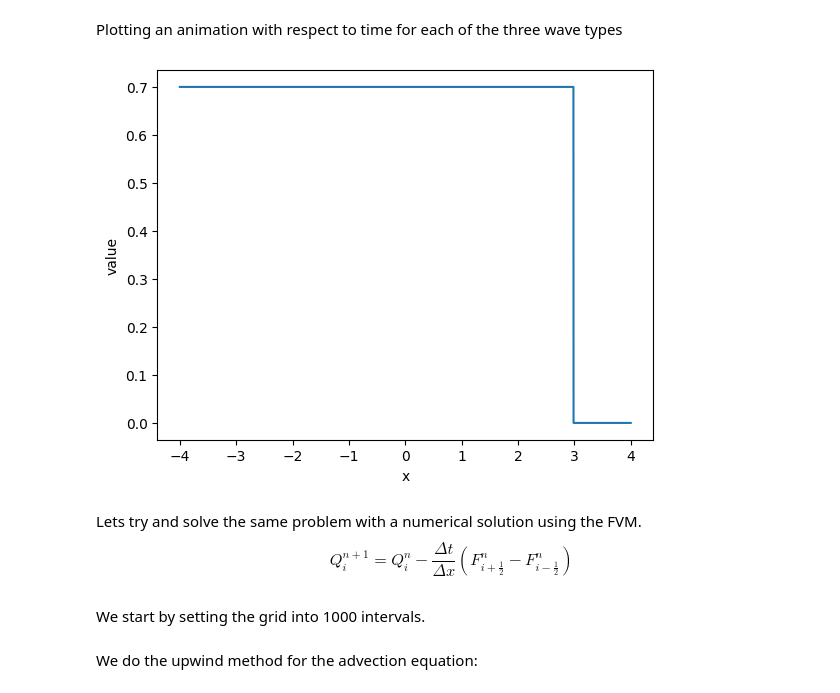
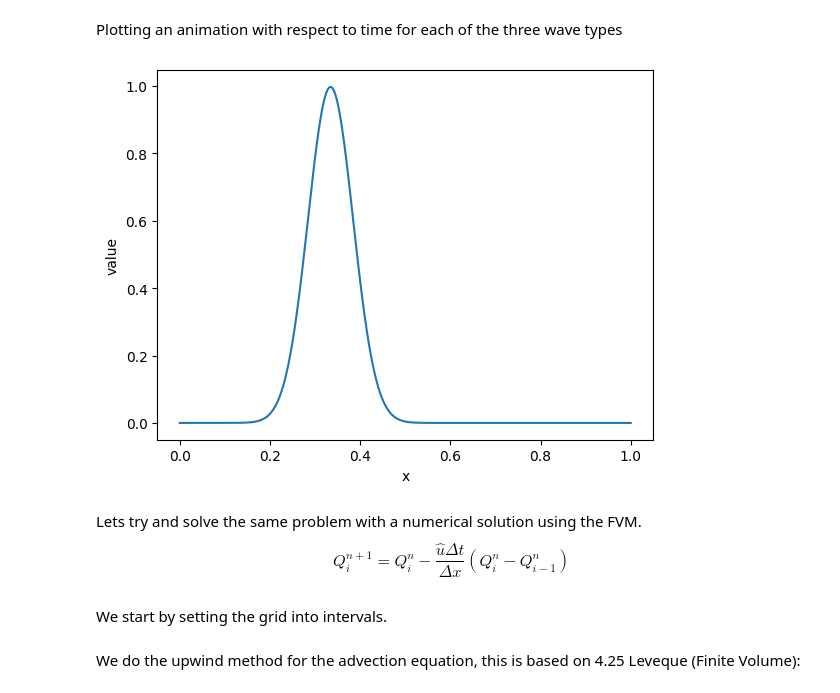
Before and after one commit to s204496/code_for_bachelor, a Jupyter notebook: 1D_advection_exact.ipynb, the cells around one changed output. Drawn from its saved outputs; the diff is of its cells as text; code cells hidden in the pictures.

Commit message:
fixed some problems with 1D advection

```diff
--- a/1D_advection_exact.ipynb
+++ b/1D_advection_exact.ipynb
@@ -52,55 +136,27 @@ Text(0.5, 1.0, 'Initial Conditions')
 propergation of each wave with:
 
 $$q(x,t) = \mathring{q}(x-\hat{u}t)$$
-# %%
-def calculate_exact_state_1wave(initial_values, x, t, u, min_interval_value, step_size, dam_break):
-    # defining the exact solution for a single wave
-    temp = x - u*t
-    if temp < min_interval_value:
-        if dam_break == True:
-            return higher_dam_break_v
-        else:
-            return 0  # setting 0 inflow on the left boundary
-    elif temp < 0:
-        # distance from the left boundary, calculated by negative boundery condition - negative value.
-        distance_from_left_boundary = abs(min_interval_value-temp)
-        index = int(distance_from_left_boundary/step_size)
-        return initial_values[index]
-    else:
-        index = int((abs(min_interval_value) + temp)/step_size)
-        return initial_values[index]
 # %% [markdown]
 Plotting an animation with respect to time for each of the three wave types
-# %%
-# write 0 below for discontinuous wave, 1 for gaussian wave and 2 for dambreak wave
-current_wave = 2
-waves = [initial_dis_wave, initial_gaus_wave, initial_dam_break]
 # %%
 fig = plt.figure()
 ax = fig.add_subplot(1,1,1)
 show_plot = 0
 for t in t_array:
-    if (show_plot == 50):
-        ax.cla()
-        data = np.zeros(x_points+1)
+    show_plot = show_plot + 1
+    if(show_plot == timesteps//number_of_plots_to_show):
+        data = np.zeros(x_points)
         for i in range(0,len(x)):
-            data[i] = calculate_exact_state_1wave(waves[current_wave], x[i], t, u_hat, -4, 8/x_points, current_wave == 2)
-        ax.plot(x,data)
-        ax.set_xlabel('x')
-        ax.set_ylabel('value')
-        display(fig)
-        clear_output(wait=True)
-        plt.pause(0.0001)
+            data[i] = calculate_exact_state_1wave(waves[current_wave], x[i], t, u_hat, 0, x_length, x_length/x_points, current_wave == 2)
+        plot_scheme(fig, ax, x, data)
         show_plot = 0
-    else:
-        show_plot = show_plot + 1
 # %% [output]
-[figure, old version]
+[figure, new version]
 # %% [markdown]
 Lets try and solve the same problem with a numerical solution using the FVM.
-$$ Q_i^{n+1}=Q_i^n-\frac{\Delta t}{\Delta x}(F_{i+\frac{1}{2}}^n-F_{i-\frac{1}{2}}^n)$$
+$$ Q_i^{n+1}=Q_i^n-\frac{\hat{u}\Delta t}{\Delta x}(Q_{i}^n-Q_{i-1}^n)$$
 # %% [markdown]
-We start by setting the grid into 1000 intervals.
+We start by setting the grid into intervals.
 # %%
 # global variables for the FVM scheme
 # interval has to be a multiple of interval_q
@@ -120,4 +172,4 @@ for i in range(0,n_integrals):
         Q_current = Q_current + waves[current_wave][i*p_in_integrals+j]
     Q_0.append(Q_current/p_in_integrals)
 # %% [markdown]
-We do the upwind method for the advection equation:
+We do the upwind method for the advection equation, this is based on 4.25 Leveque (Finite Volume):
```
Also changed, not shown: parts of 25 cells of this notebook, 4 other files.
